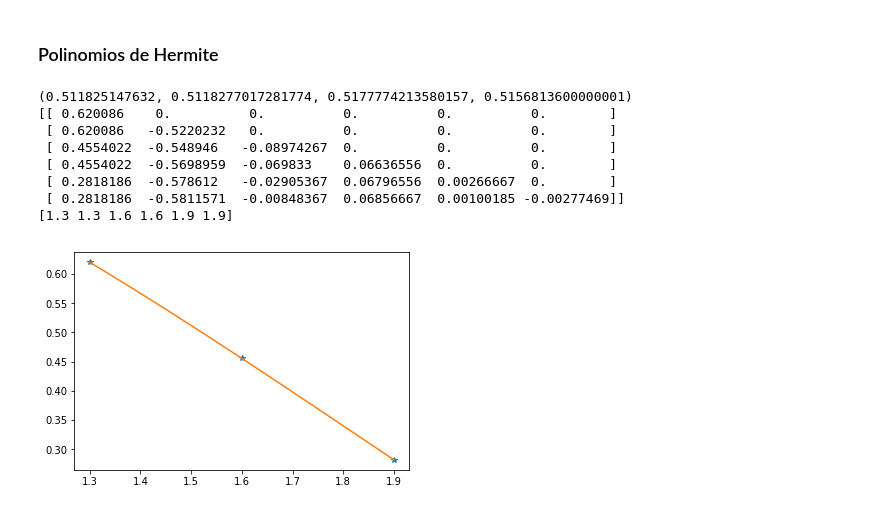
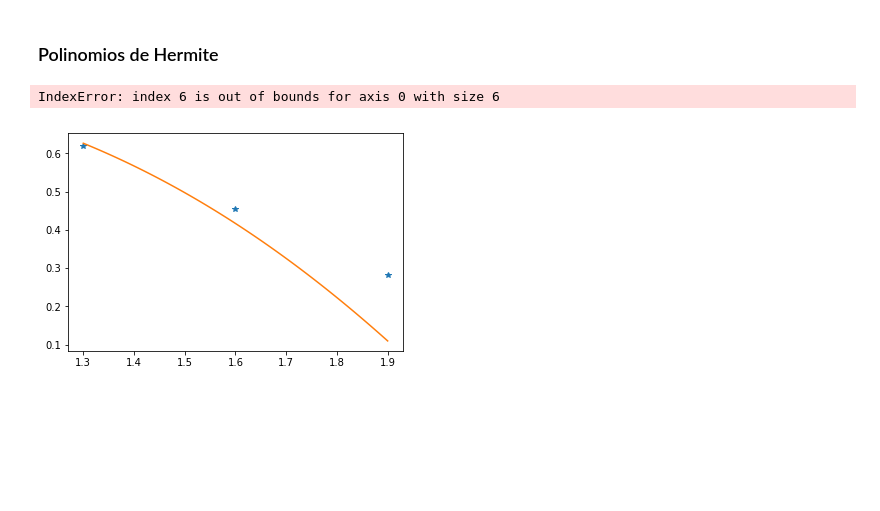
Before and after one commit to catalinamillan/Programas, a Jupyter notebook: Interpolacion/Hermite.ipynb, the cells around one changed output. Saved outputs shown, nothing was run; the diff lists cells and outputs as text; code cells hidden in the pictures; blank space fills up the shorter version.

```diff
--- a/Interpolacion/Hermite.ipynb
+++ b/Interpolacion/Hermite.ipynb
@@ -54,30 +54,23 @@ def k(x):
     y=0.6200860 +(-.5220232)*(x-1.3)+(-0.0897427)*(x-1.3)**2+0.0663657*(x-1.3)**2*(x-1.6)+0.0026663*(x-1.3)**2*(x-1.6)**2+(-0.0027738)*(x-1.3)**2*(x-1.6)**2*(1.9)
     return y
 
-print(k(1.5),h(1.5),H(x,fx,1.5), H1(1.5))
+print(k(1.5),H(x,fx,1.5), H1(1.5))
 print(Q)
 print(z)
 # %% [output]
-(0.511825147632, 0.5118277017281774, 0.5177774213580157, 0.5156813600000001)
-[[ 0.620086    0.          0.          0.          0.          0.        ]
- [ 0.620086   -0.5220232   0.          0.          0.          0.        ]
- [ 0.4554022  -0.548946   -0.08974267  0.          0.          0.        ]
- [ 0.4554022  -0.5698959  -0.069833    0.06636556  0.          0.        ]
- [ 0.2818186  -0.578612   -0.02905367  0.06796556  0.00266667  0.        ]
- [ 0.2818186  -0.5811571  -0.00848367  0.06856667  0.00100185 -0.00277469]]
-[1.3 1.3 1.6 1.6 1.9 1.9]
+IndexError: index 6 is out of bounds for axis 0 with size 6
 # %%
 x_array=np.linspace(min(x),max(x),100)
 y_array=[]
 
 for i in range(0,len(x_array)):
-    y_array.append(k(x_array[i]))
+    y_array.append(H(x,fx,x_array[i]))
 
 
 fig=plt.figure()
 ax=plt.axes()
 ax.plot(x,fx,'*')
 ax.plot(x_array,y_array,'-')
 plt.show()
 # %% [output]
-[figure, old version]
+[figure, new version]
```
Also changed, not shown: 9 other files.
